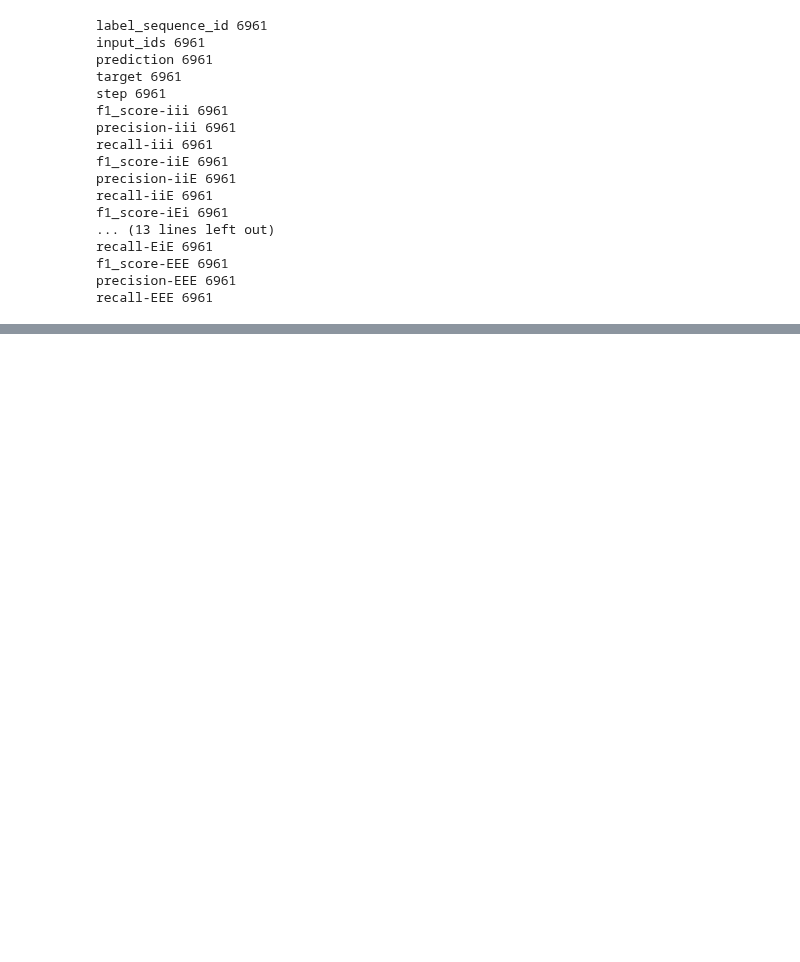
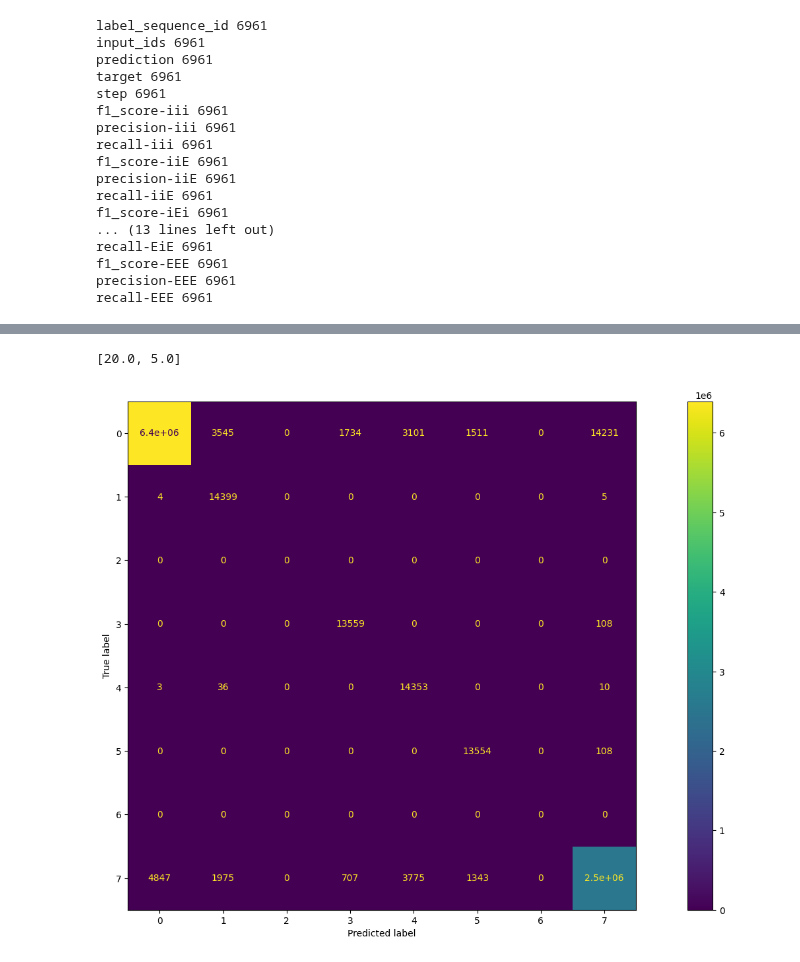
Before and after one commit to anwari32/sequence-processing, a Jupyter notebook: prediction.ipynb, the cells around one changed output, grey strips where cells are left out. Drawn from its saved outputs; the diff is of its cells as text; code cells hidden in the pictures; blank space fills up the shorter version.

```diff
--- a/prediction.ipynb
+++ b/prediction.ipynb
@@ -21,7 +21,7 @@ import pandas as pd
 # use static input first.
 args = {
     "device": "cuda:0",
-    "model-config": os.path.join("models", "config", "seqlab", "base.lin1.json"),
+    "model-config": os.path.join("models", "config", "seqlab", "base.json"),
     "model-checkpoint": os.path.join("run", "sso01-adamw-lr5e-5-base.lin1-2w1boplw", "latest", "checkpoint.pth"),
     "test-config": os.path.join("training", "config", "seqlab", "ss-only.01.lr5e-5.json"),
     "log": os.path.join("prediction", "sso01-adamw-lr5e-5-base.lin1-2w1boplw")
@@ -468,0 +481,7 @@ a
+# %%
+from utils.seqlab import Index_Dictionary
+
+classes = [i for i in range(8)]
+print(f"Token   Precision   Recall  F1 Score")
+for i in classes:
+    print(f"{Index_Dictionary[i]}   {metrics.precision(i)}  {metrics.recall(i)} {metrics.f1_score(i)}")
@@ -468,0 +498,10 @@ a
+# %%
+from sklearn.metrics import confusion_matrix, ConfusionMatrixDisplay
+
+classes = [i for i in range(8)]
+
+cm = confusion_matrix(y_target, y_pred, labels=classes)
+disp = ConfusionMatrixDisplay(confusion_matrix=cm, display_labels=classes)
+disp.plot()
+plt.rcParams["figure.figsize"] = (20, 10)
+plt.show()
@@ -468,0 +559,11 @@ a
+# %%
+from sklearn.metrics import confusion_matrix, ConfusionMatrixDisplay
+
+classes = [i for i in range(8)]
+
+cm = confusion_matrix(y_target, y_pred, labels=classes)
+disp = ConfusionMatrixDisplay(confusion_matrix=cm, display_labels=classes)
+disp.plot()
+plt.rcParams["figure.figsize"] = (20, 10)
+print(plt.rcParams["figure.figsize"])
+plt.show()
@@ -468,0 +623,16 @@ a
+# %%
+from sklearn.metrics import confusion_matrix, ConfusionMatrixDisplay
+
+classes = [i for i in range(8)]
+
+cm = confusion_matrix(y_target, y_pred, labels=classes)
+disp = ConfusionMatrixDisplay(confusion_matrix=cm,
+                               display_labels=classes)
+
+disp.plot()
+plt.rcParams["figure.figsize"] = (20, 5)
+print(plt.rcParams["figure.figsize"])
+plt.show()
+# %% [output]
+[20.0, 5.0]
+[figure, added]
```
Also changed, not shown: parts of 7 cells of this notebook, 20 other files.
